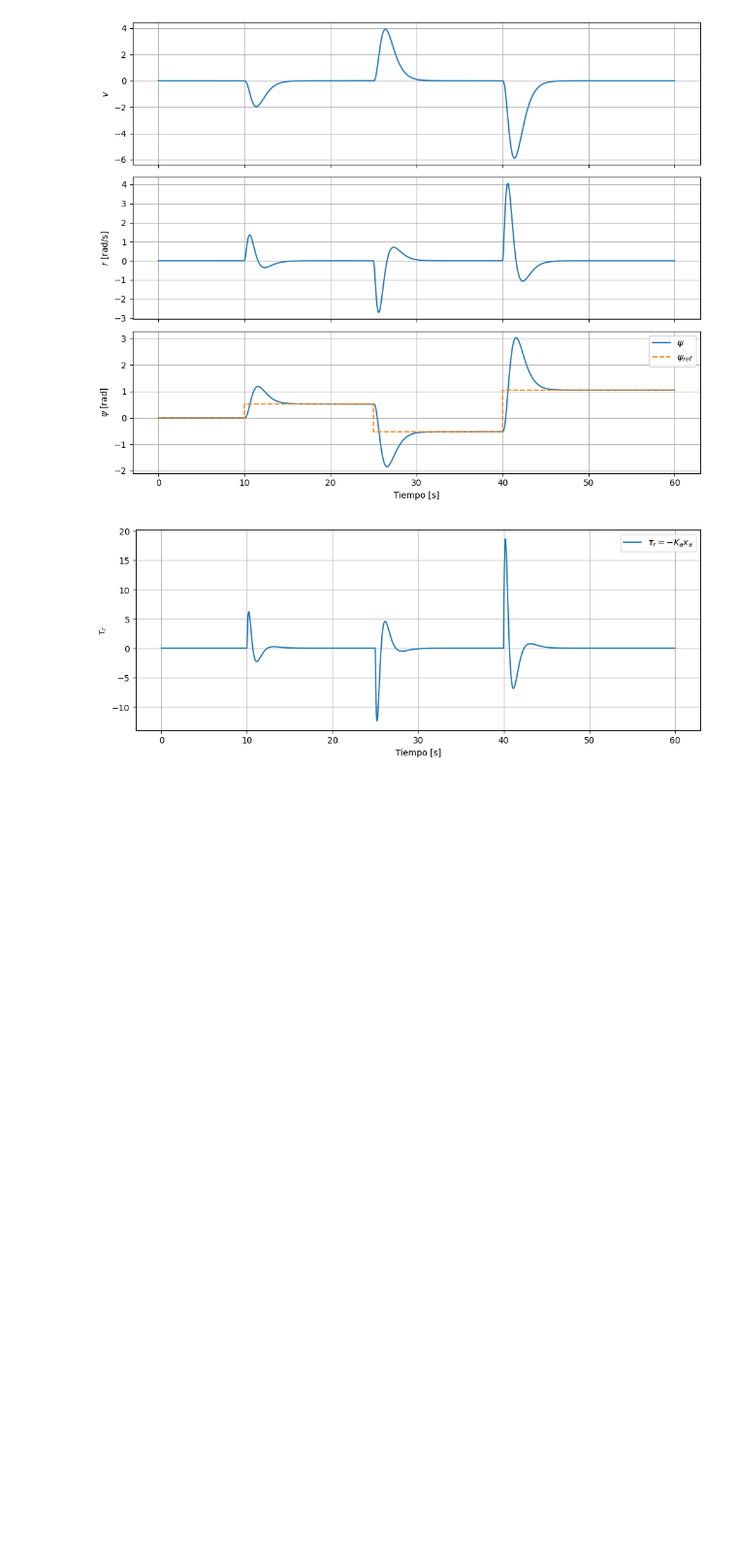
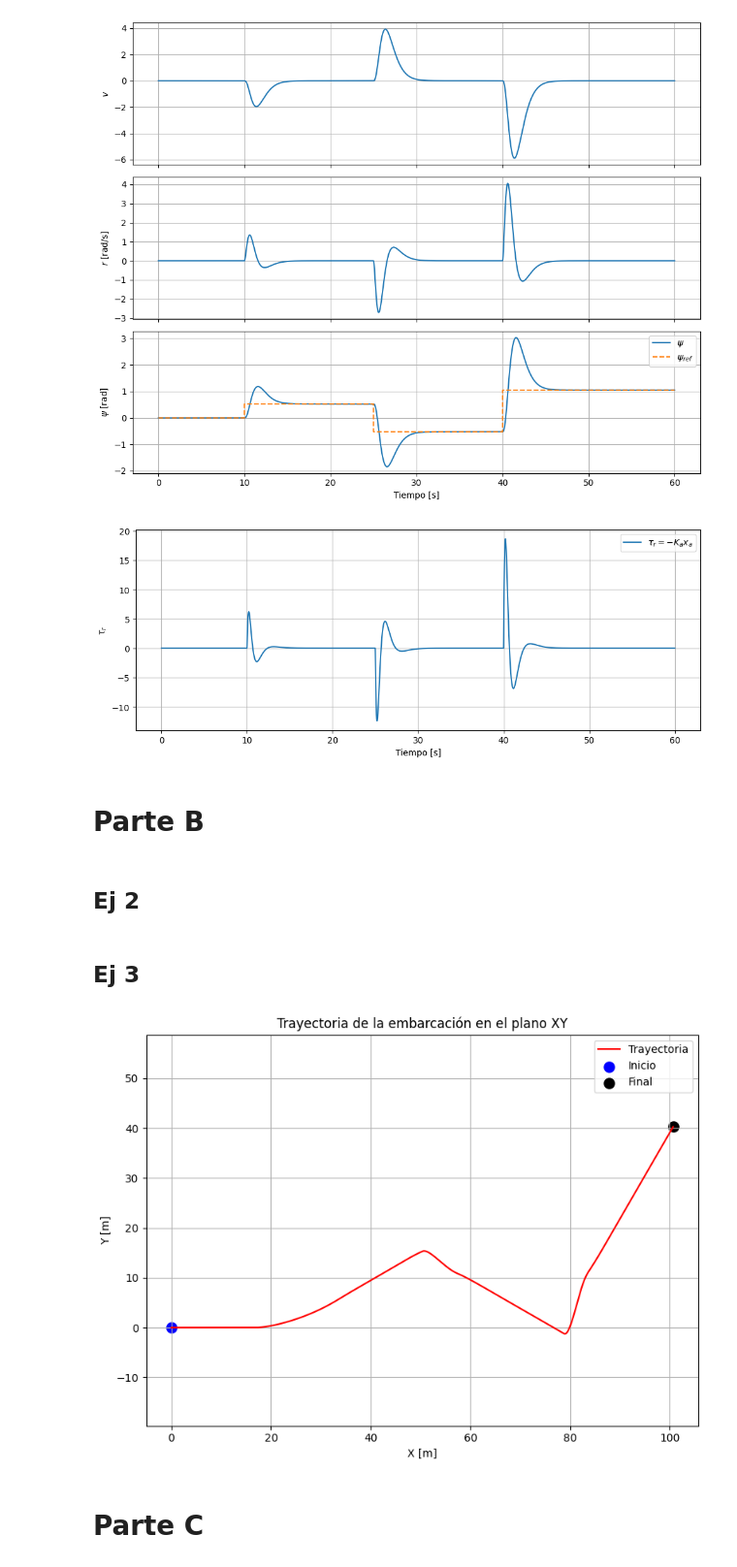
Before and after one commit to Ciror3/tp2Control, a Jupyter notebook: trabajo.ipynb, the cells around one changed output. Shown at 97% size. Saved outputs shown, nothing was run; the diff lists cells and outputs as text; code cells hidden in the pictures; blank space fills up the shorter version.

Commit message:
Parte C

```diff
--- a/parteA.ipynb
+++ b/trabajo.ipynb
@@ -177,3 +177,5 @@ plt.show()
 [figure]
 [figure]
 [figure]
+# %% [markdown]
+# Parte B
@@ -179,0 +187,51 @@ plt.show()
+# %% [markdown]
+## Ej 2
+# %%
+u0 = 2.0
+
+v_interp = interp1d(t, v, kind="linear", fill_value="extrapolate")
+psi_interp = interp1d(t, psi, kind="linear", fill_value="extrapolate")
+
+def cinematica_xy(ti, pos):
+    X, Y = pos
+
+    v_t = float(v_interp(ti))
+    psi_t = float(psi_interp(ti))
+
+    X_dot = u0 * np.cos(psi_t) - v_t * np.sin(psi_t)
+    Y_dot = u0 * np.sin(psi_t) + v_t * np.cos(psi_t)
+
+    return [X_dot, Y_dot]
+
+pos0 = [0.0, 0.0]
+
+sol_xy = solve_ivp(
+    cinematica_xy,
+    [t[0], t[-1]],
+    pos0,
+    t_eval=t
+)
+
+X = sol_xy.y[0]
+Y = sol_xy.y[1]
+# %% [markdown]
+## Ej 3
+# %%
+plt.figure(figsize=(8, 6))
+
+plt.plot(X, Y, color="red", linewidth=1.5, label="Trayectoria")
+plt.scatter(X[0], Y[0], color="blue", s=90, label="Inicio")
+plt.scatter(X[-1], Y[-1], color="black", s=90, label="Final")
+
+plt.xlabel("X [m]")
+plt.ylabel("Y [m]")
+plt.title("Trayectoria de la embarcación en el plano XY")
+plt.axis("equal")
+plt.grid(True)
+plt.legend()
+plt.tight_layout()
+plt.show()
+# %% [output]
+[figure, added]
+# %% [markdown]
+# Parte C
```
Also changed, not shown: parts of 3 cells of this notebook.
